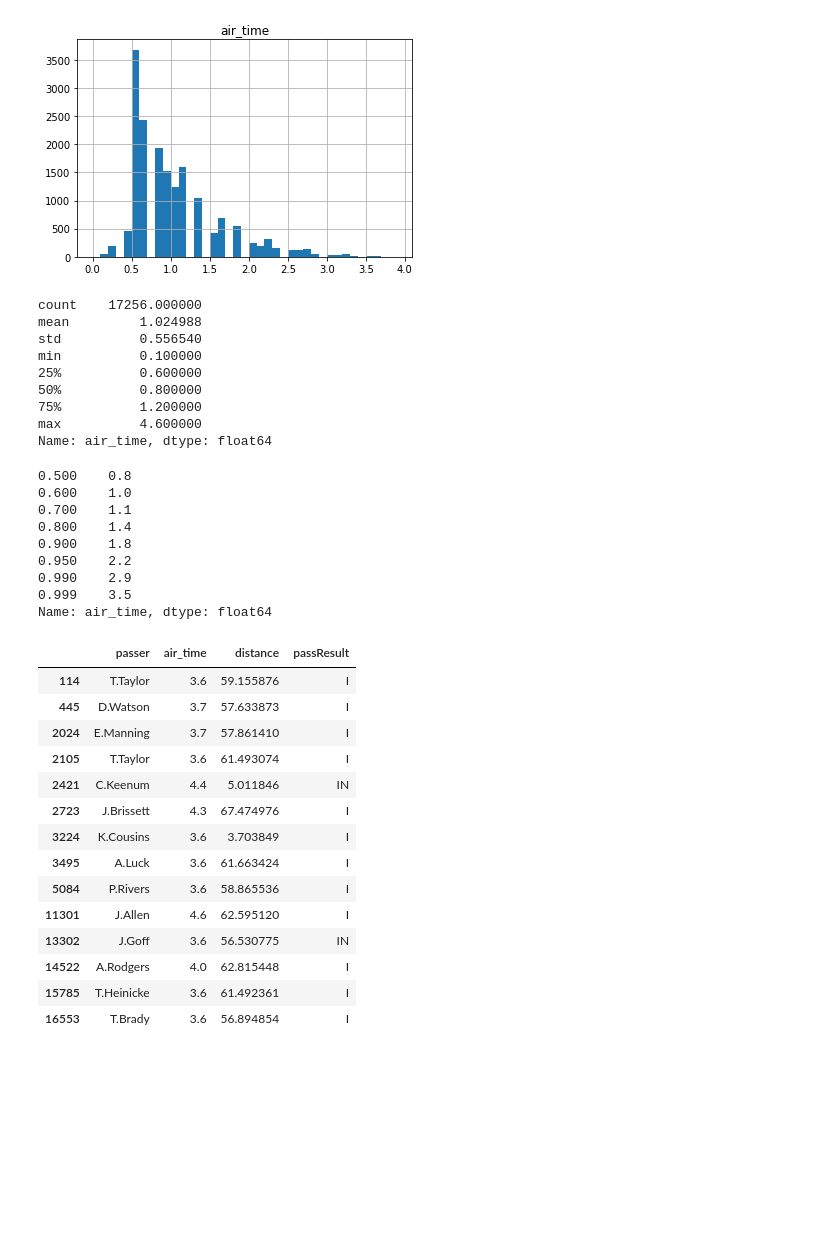
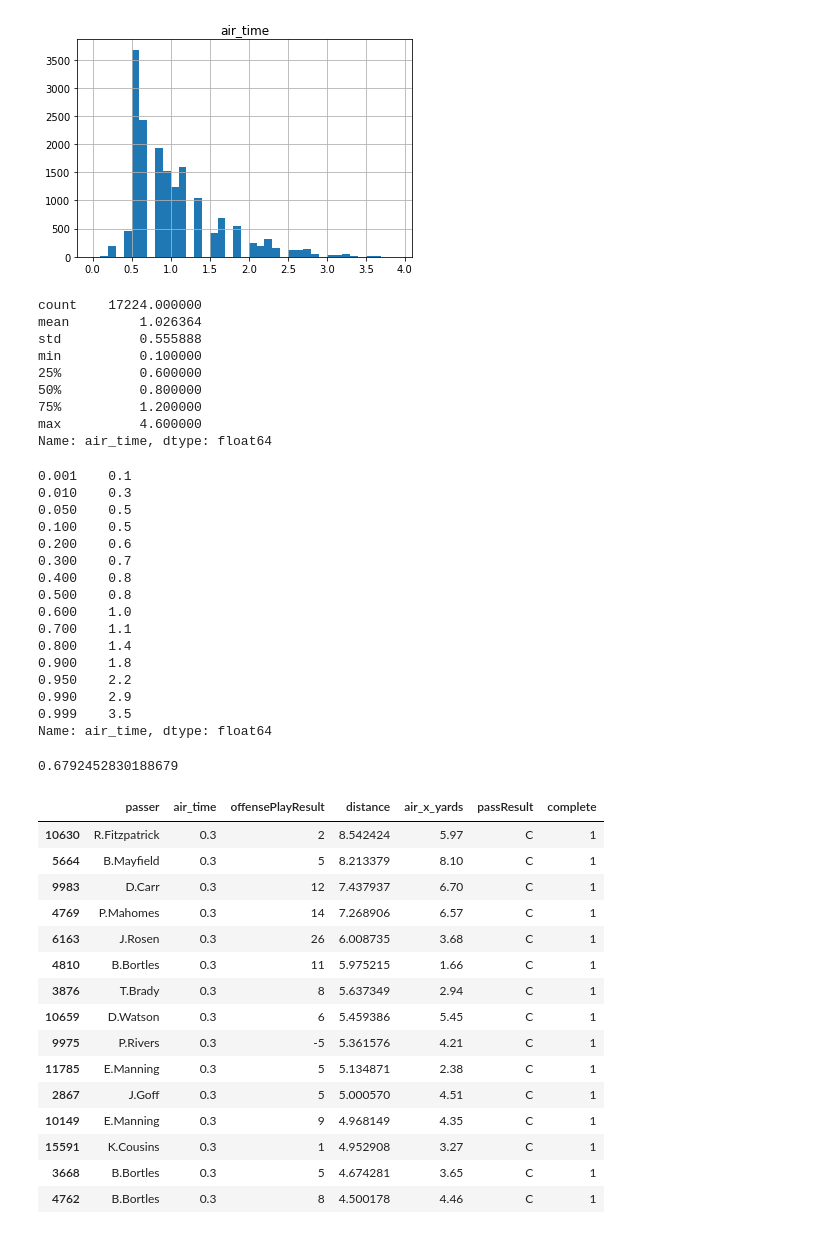
Before and after one commit to uditrana/BigDataBowl, a Jupyter notebook: analysis/tof_analysis.ipynb, the cells around one changed output. Cells and saved outputs as stored; diff of their text form; code cells hidden in the pictures; blank space fills up the shorter version.

```diff
--- a/analysis/tof_analysis.ipynb
+++ b/analysis/tof_analysis.ipynb
@@ -29,7 +29,8 @@ Index(['gameId', 'playId', 'playDescription', 'quarter', 'down', 'yardsToGo',
        'start_x_norm', 'end_x_norm', 'start_y_norm', 'end_y_norm'],
       dtype='object')
 # %%
-df = df.loc[df.air_time>0]
+df = df.loc[(df.air_time>0)& (df.distance>0)]
+df['air_x_yards'] = np.abs(df.end_x-df.start_x)
 # %%
 import matplotlib.pyplot as plt
 
@@ -50,9 +51,9 @@ array([[<AxesSubplot:title={'center':'air_time'}>]], dtype=object)
 # %%
 df.air_time.describe()
 # %% [output]
-count    17256.000000
-mean         1.024988
-std          0.556540
+count    17224.000000
+mean         1.026364
+std          0.555888
 min          0.100000
 25%          0.600000
 50%          0.800000
@@ -60,8 +61,15 @@ min          0.100000
 max          4.600000
 Name: air_time, dtype: float64
 # %%
-df.air_time.quantile([0.1*x for x in range(5, 10)]+[0.95, 0.99, 0.999])
+df.air_time.quantile([0.001, 0.01, 0.05] + [0.1*x for x in range(1, 10, 1)]+[0.95, 0.99, 0.999])
 # %% [output]
+0.001    0.1
+0.010    0.3
+0.050    0.5
+0.100    0.5
+0.200    0.6
+0.300    0.7
+0.400    0.8
 0.500    0.8
 0.600    1.0
 0.700    1.1
@@ -71,21 +79,28 @@ df.air_time.quantile([0.1*x for x in range(5, 10)]+[0.95, 0.99, 0.999])
 0.990    2.9
 0.999    3.5
 Name: air_time, dtype: float64
+# %%
+df['complete'] = np.where(df.passResult=='C', 1, 0)
+# %%
+df.loc[df.air_time<0.4].complete.mean()
+# %% [output]
+0.6792452830188679
 # %%
-df.loc[df.air_time>3.5][['passer', 'air_time', 'distance', 'passResult']]
+df.loc[df.air_time<0.4][['passer', 'air_time', 'offensePlayResult', 'distance', 'air_x_yards', 'passResult', 'complete']].loc[df.complete==1].sort_values('distance', ascending=False).head(15)
 # %% [output]
-|  | passer | air_time | distance | passResult |
-| 114 | T.Taylor | 3.6 | 59.155876 | I |
-| 445 | D.Watson | 3.7 | 57.633873 | I |
-| 2024 | E.Manning | 3.7 | 57.861410 | I |
-| 2105 | T.Taylor | 3.6 | 61.493074 | I |
-| 2421 | C.Keenum | 4.4 | 5.011846 | IN |
-| 2723 | J.Brissett | 4.3 | 67.474976 | I |
-| 3224 | K.Cousins | 3.6 | 3.703849 | I |
-| 3495 | A.Luck | 3.6 | 61.663424 | I |
-| 5084 | P.Rivers | 3.6 | 58.865536 | I |
-| 11301 | J.Allen | 4.6 | 62.595120 | I |
-| 13302 | J.Goff | 3.6 | 56.530775 | IN |
-| 14522 | A.Rodgers | 4.0 | 62.815448 | I |
-| 15785 | T.Heinicke | 3.6 | 61.492361 | I |
-| 16553 | T.Brady | 3.6 | 56.894854 | I |
+|  | passer | air_time | offensePlayResult | distance | air_x_yards | passResult | complete |
+| 10630 | R.Fitzpatrick | 0.3 | 2 | 8.542424 | 5.97 | C | 1 |
+| 5664 | B.Mayfield | 0.3 | 5 | 8.213379 | 8.10 | C | 1 |
+| 9983 | D.Carr | 0.3 | 12 | 7.437937 | 6.70 | C | 1 |
+| 4769 | P.Mahomes | 0.3 | 14 | 7.268906 | 6.57 | C | 1 |
+| 6163 | J.Rosen | 0.3 | 26 | 6.008735 | 3.68 | C | 1 |
+| 4810 | B.Bortles | 0.3 | 11 | 5.975215 | 1.66 | C | 1 |
+| 3876 | T.Brady | 0.3 | 8 | 5.637349 | 2.94 | C | 1 |
+| 10659 | D.Watson | 0.3 | 6 | 5.459386 | 5.45 | C | 1 |
+| 9975 | P.Rivers | 0.3 | -5 | 5.361576 | 4.21 | C | 1 |
+| 11785 | E.Manning | 0.3 | 5 | 5.134871 | 2.38 | C | 1 |
+| 2867 | J.Goff | 0.3 | 5 | 5.000570 | 4.51 | C | 1 |
+| 10149 | E.Manning | 0.3 | 9 | 4.968149 | 4.35 | C | 1 |
+| 15591 | K.Cousins | 0.3 | 1 | 4.952908 | 3.27 | C | 1 |
+| 3668 | B.Bortles | 0.3 | 5 | 4.674281 | 3.65 | C | 1 |
+| 4762 | B.Bortles | 0.3 | 8 | 4.500178 | 4.46 | C | 1 |
```
Also changed, not shown: parts of 1 cell of this notebook, 1 other file.
